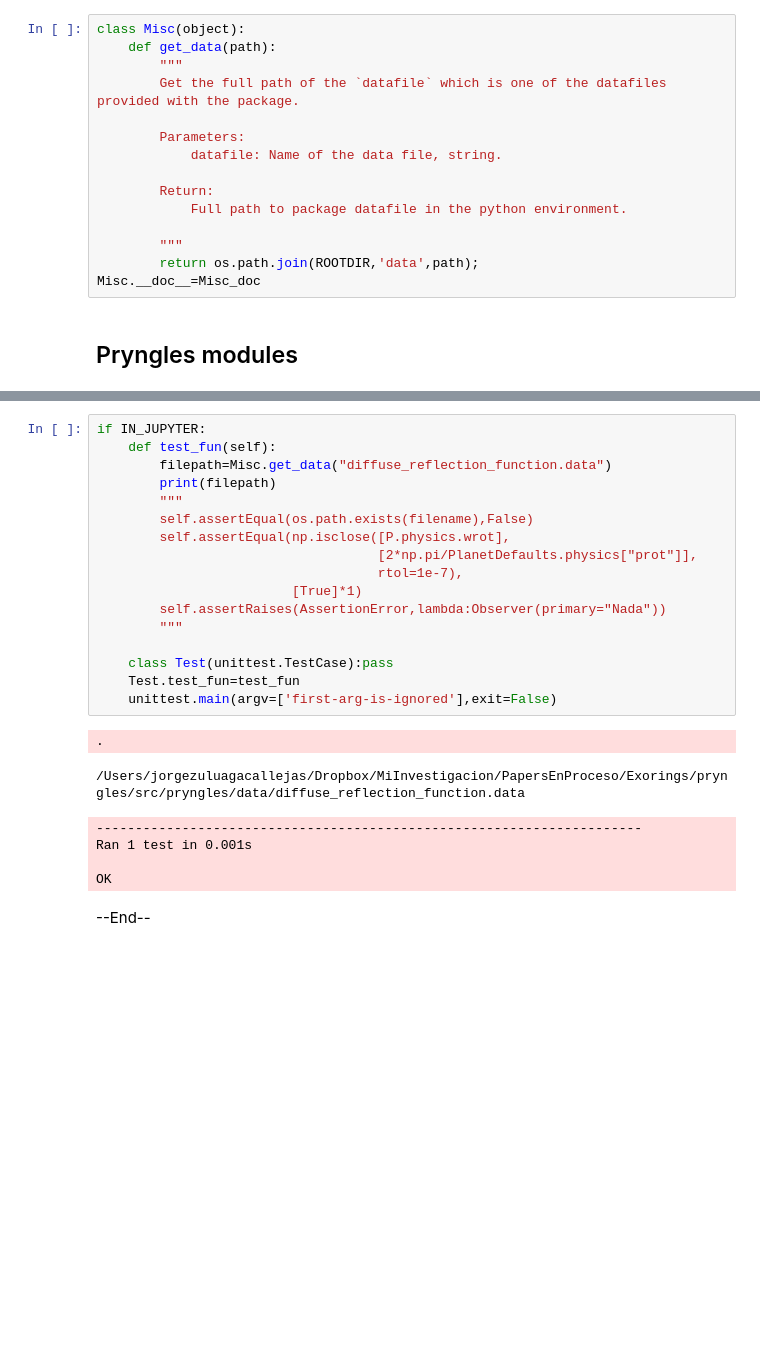
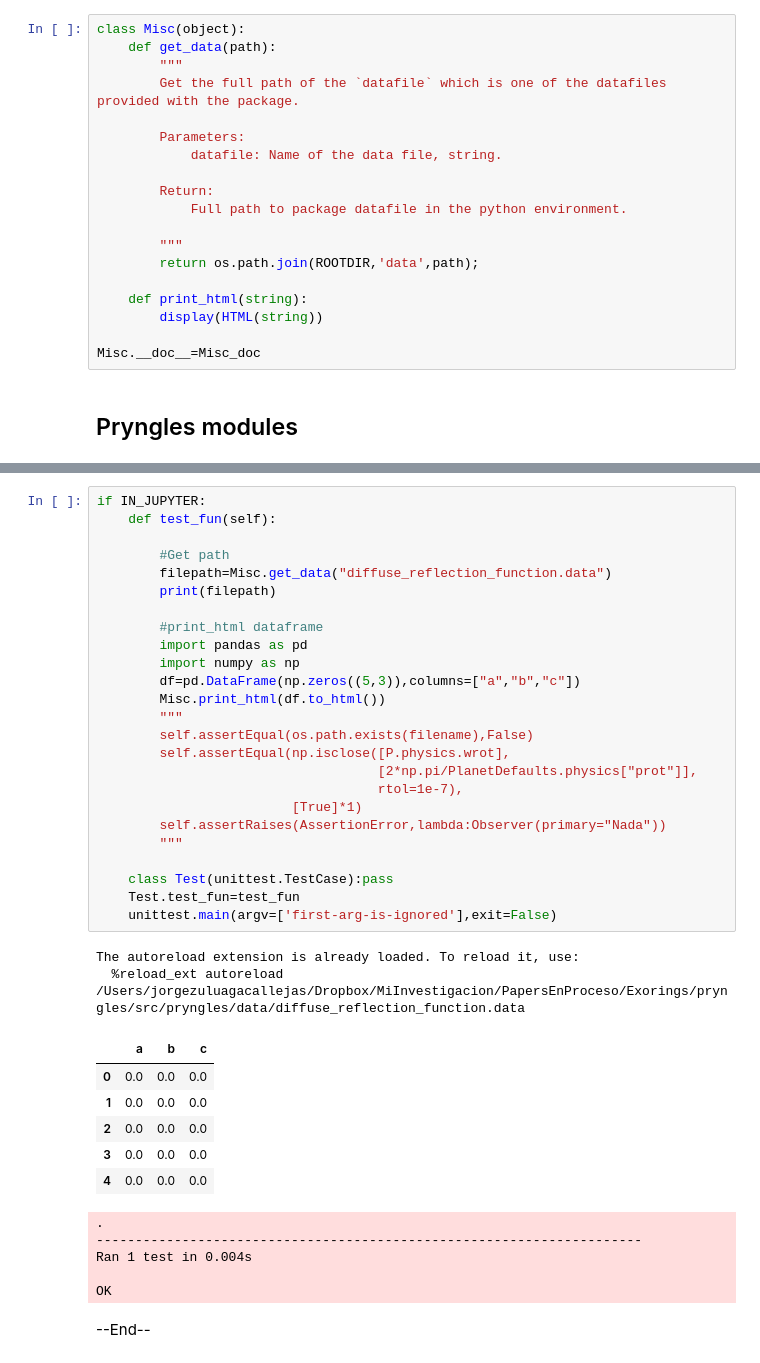
Before and after one commit to seap-udea/pryngles, a Jupyter notebook: dev/pryngles-__init__.ipynb, the cells around one changed output, grey strips where cells are left out. Cells and saved outputs as stored; diff of their text form; blank space fills up the shorter version.

```diff
--- a/dev/pryngles-__init__.ipynb
+++ b/dev/pryngles-__init__.ipynb
@@ -84,6 +90,10 @@ class Misc(object):
 
         """
         return os.path.join(ROOTDIR,'data',path);
+
+    def print_html(string):
+        display(HTML(string))
+
 Misc.__doc__=Misc_doc
 # %% [markdown]
 ## Pryngles modules
@@ -107,26 +117,42 @@ The autoreload extension is already loaded. To reload it, use:
 # %%
 if IN_JUPYTER:
     def test_fun(self):
+
+        #Get path
         filepath=Misc.get_data("diffuse_reflection_function.data")
         print(filepath)
+
+        #print_html dataframe
+        import pandas as pd
+        import numpy as np
+        df=pd.DataFrame(np.zeros((5,3)),columns=["a","b","c"])
+        Misc.print_html(df.to_html())
         """
         self.assertEqual(os.path.exists(filename),False)
         self.assertEqual(np.isclose([P.physics.wrot],
                                     [2*np.pi/PlanetDefaults.physics["prot"]],
                                     rtol=1e-7),
                          [True]*1)
         self.assertRaises(AssertionError,lambda:Observer(primary="Nada"))
         """
 
     class Test(unittest.TestCase):pass
     Test.test_fun=test_fun
     unittest.main(argv=['first-arg-is-ignored'],exit=False)
 # %% [output]
-.
+The autoreload extension is already loaded. To reload it, use:
+  %reload_ext autoreload
+/Users/jorgezuluagacallejas/Dropbox/MiInvestigacion/PapersEnProceso/Exorings/pryngles/src/pryngles/data/diffuse_reflection_function.data
+|  | a | b | c |
+| 0 | 0.0 | 0.0 | 0.0 |
+| 1 | 0.0 | 0.0 | 0.0 |
+| 2 | 0.0 | 0.0 | 0.0 |
+| 3 | 0.0 | 0.0 | 0.0 |
+| 4 | 0.0 | 0.0 | 0.0 |
-/Users/jorgezuluagacallejas/Dropbox/MiInvestigacion/PapersEnProceso/Exorings/pryngles/src/pryngles/data/diffuse_reflection_function.data
+.
+----------------------------------------------------------------------
+Ran 1 test in 0.004s
+
+OK
-----------------------------------------------------------------------
-Ran 1 test in 0.001s
-
-OK
 # %% [markdown]
 --End--
```
Also changed, not shown: parts of 3 cells of this notebook, 15 other files.
